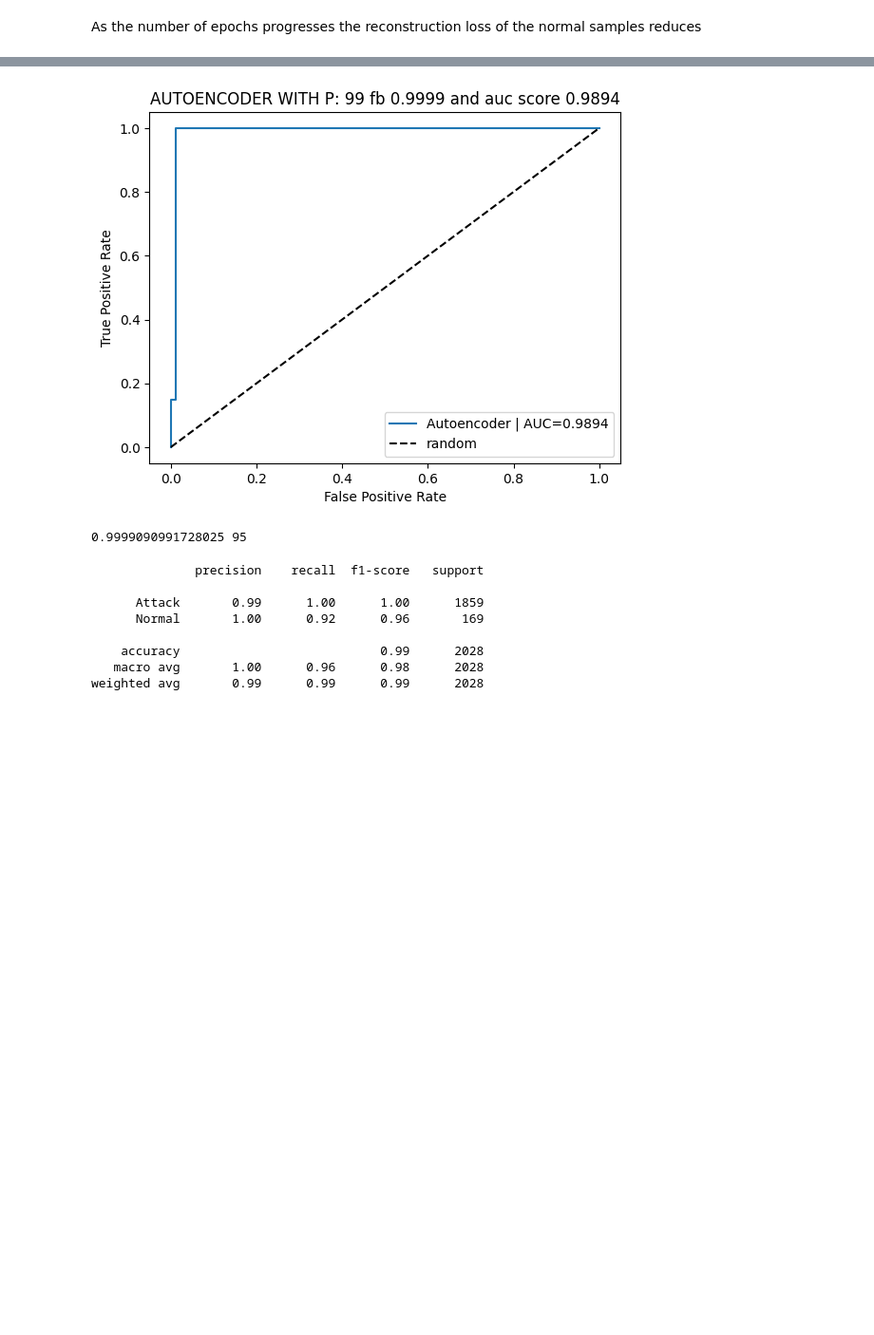
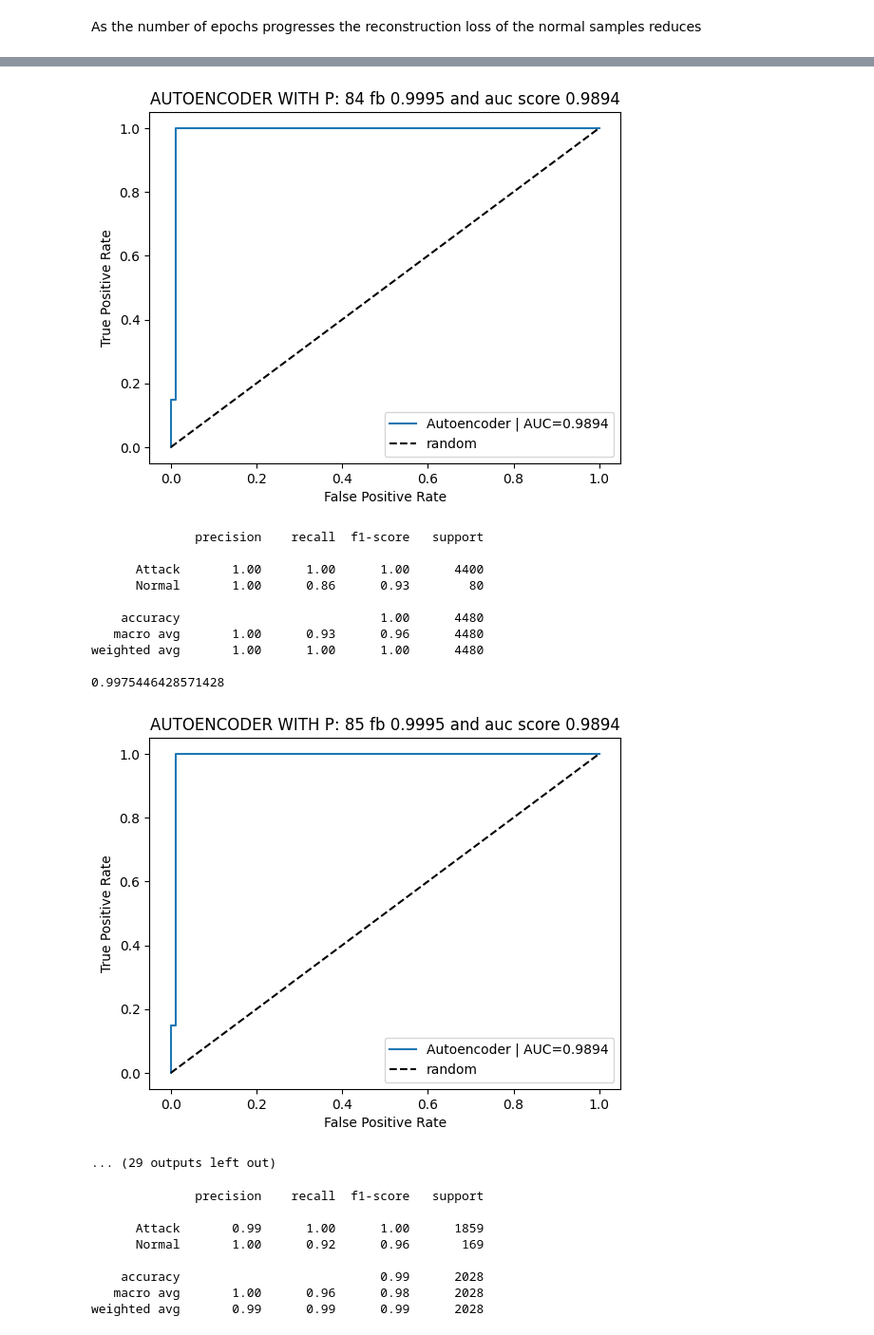
Before and after one commit to GeorgePelekas/AIGIS-IDS-SCADA-IEC104, a Jupyter notebook: AIGIS_Unsupervised.ipynb, the cells around one changed output, grey strips where cells are left out. Shown at 95% size. Cells and saved outputs as stored; diff of their text form; code cells hidden in the pictures; blank space fills up the shorter version.

```diff
--- a/AIGIS_Unsupervised.ipynb
+++ b/AIGIS_Unsupervised.ipynb
@@ -344,7 +347,7 @@ with torch.no_grad():
     train_errors = torch.mean((X_train_normal_tensor - autoencoder(X_train_normal_tensor))**2, dim=1).numpy()
     dev_errors = torch.mean((X_dev_tensor- autoencoder(X_dev_tensor))**2, dim=1).numpy()
 best=-1
-for p in [95,96,97,98,99]:
+for p in [80, 81, 82, 83, 84, 85, 86, 87, 88, 89, 90, 91, 92, 93, 94, 95, 96, 97, 98, 99]:
     threshold = np.percentile(train_errors, p)
     pred_ae = np.where(dev_errors > threshold, -1, 1)
     print(classification_report(y_dev_real, pred_ae,labels=[-1,1] ,target_names=['Attack','Normal']))
@@ -421,5 +424,16 @@ weighted avg       1.00      1.00      1.00      4480
 [figure]
-0.9999090991728025 95
+              precision    recall  f1-score   support
+
+      Attack       1.00      1.00      1.00      4400
+      Normal       1.00      0.86      0.93        80
+
+    accuracy                           1.00      4480
+   macro avg       1.00      0.93      0.96      4480
+weighted avg       1.00      1.00      1.00      4480
+
+0.9975446428571428
+[figure, added]
+... (29 outputs left out)
 # %%
 with torch.no_grad():
     test_errors = torch.mean((X_test_tensor - autoencoder(X_test_tensor))**2, dim=1).numpy()
```
Also changed, not shown: parts of 6 cells of this notebook.
